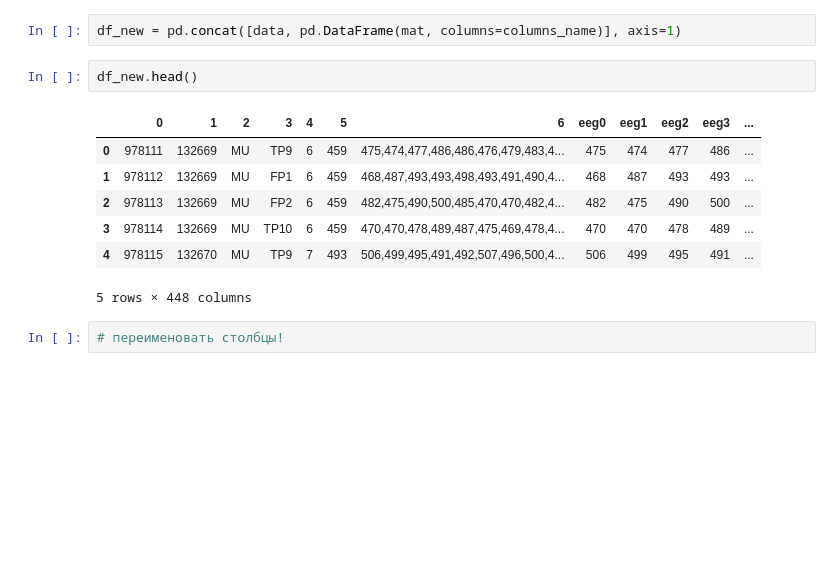
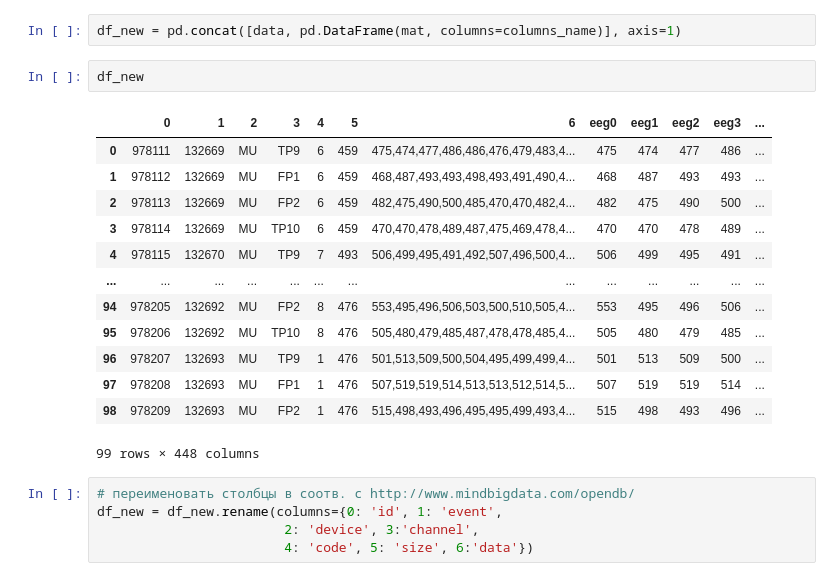
Before and after one commit to IImbryk/NMA_MindBigData, a Jupyter notebook: Main.ipynb, the cells around one changed output. Saved outputs shown, nothing was run; the diff lists cells and outputs as text; blank space fills up the shorter version.

```diff
--- a/Main.ipynb
+++ b/Main.ipynb
@@ -49,14 +49,23 @@ for i in range(1, len(data)):
 # %%
 df_new = pd.concat([data, pd.DataFrame(mat, columns=columns_name)], axis=1)
 # %%
-df_new.head()
+df_new
 # %% [output]
 |  | 0 | 1 | 2 | 3 | 4 | 5 | 6 | eeg0 | eeg1 | eeg2 | eeg3 | ... |
 | 0 | 978111 | 132669 | MU | TP9 | 6 | 459 | 475,474,477,486,486,476,479,483,4... | 475 | 474 | 477 | 486 | ... |
 | 1 | 978112 | 132669 | MU | FP1 | 6 | 459 | 468,487,493,493,498,493,491,490,4... | 468 | 487 | 493 | 493 | ... |
 | 2 | 978113 | 132669 | MU | FP2 | 6 | 459 | 482,475,490,500,485,470,470,482,4... | 482 | 475 | 490 | 500 | ... |
 | 3 | 978114 | 132669 | MU | TP10 | 6 | 459 | 470,470,478,489,487,475,469,478,4... | 470 | 470 | 478 | 489 | ... |
 | 4 | 978115 | 132670 | MU | TP9 | 7 | 493 | 506,499,495,491,492,507,496,500,4... | 506 | 499 | 495 | 491 | ... |
+| ... | ... | ... | ... | ... | ... | ... | ... | ... | ... | ... | ... | ... |
+| 94 | 978205 | 132692 | MU | FP2 | 8 | 476 | 553,495,496,506,503,500,510,505,4... | 553 | 495 | 496 | 506 | ... |
+| 95 | 978206 | 132692 | MU | TP10 | 8 | 476 | 505,480,479,485,487,478,478,485,4... | 505 | 480 | 479 | 485 | ... |
+| 96 | 978207 | 132693 | MU | TP9 | 1 | 476 | 501,513,509,500,504,495,499,499,4... | 501 | 513 | 509 | 500 | ... |
+| 97 | 978208 | 132693 | MU | FP1 | 1 | 476 | 507,519,519,514,513,513,512,514,5... | 507 | 519 | 519 | 514 | ... |
+| 98 | 978209 | 132693 | MU | FP2 | 1 | 476 | 515,498,493,496,495,495,499,493,4... | 515 | 498 | 493 | 496 | ... |
-5 rows × 448 columns
+99 rows × 448 columns
-# %%
-# переименовать столбцы!
+# %%
+# переименовать столбцы в соотв. с http://www.mindbigdata.com/opendb/
+df_new = df_new.rename(columns={0: 'id', 1: 'event',
+                        2: 'device', 3:'channel',
+                        4: 'code', 5: 'size', 6:'data'})
```
Also changed, not shown: parts of 1 cell of this notebook.
